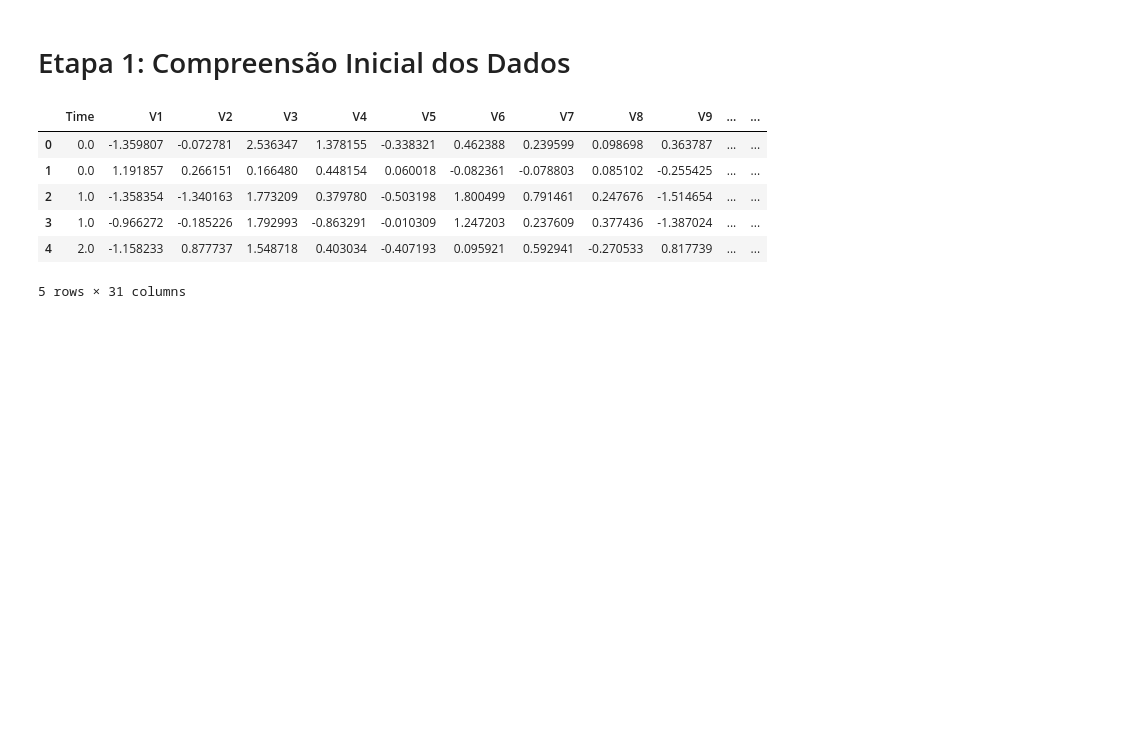
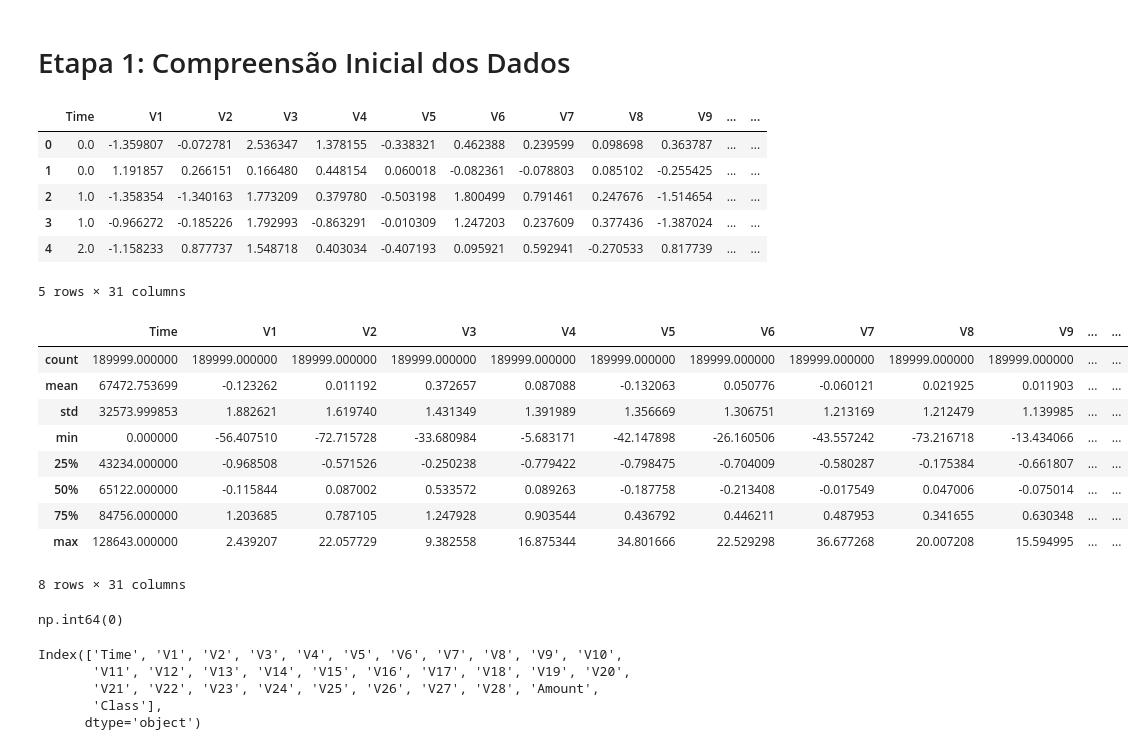
Before and after one commit to HenryCarvalho/Intelligent-Credit-Fraud-Detection-Model, a Jupyter notebook: notebooks/fraude_de_credito.ipynb, the cells around one changed output. Saved outputs shown, nothing was run; the diff lists cells and outputs as text; code cells hidden in the pictures; blank space fills up the shorter version.

```diff
--- a/notebooks/fraude_de_credito.ipynb
+++ b/notebooks/fraude_de_credito.ipynb
@@ -27,3 +27,28 @@ df.head()
 | 3 | 1.0 | -0.966272 | -0.185226 | 1.792993 | -0.863291 | -0.010309 | 1.247203 | 0.237609 | 0.377436 | -1.387024 | ... | ... |
 | 4 | 2.0 | -1.158233 | 0.877737 | 1.548718 | 0.403034 | -0.407193 | 0.095921 | 0.592941 | -0.270533 | 0.817739 | ... | ... |
 5 rows × 31 columns
+# %%
+df.describe()
+# %% [output]
+|  | Time | V1 | V2 | V3 | V4 | V5 | V6 | V7 | V8 | V9 | ... | ... |
+| count | 189999.000000 | 189999.000000 | 189999.000000 | 189999.000000 | 189999.000000 | 189999.000000 | 189999.000000 | 189999.000000 | 189999.000000 | 189999.000000 | ... | ... |
+| mean | 67472.753699 | -0.123262 | 0.011192 | 0.372657 | 0.087088 | -0.132063 | 0.050776 | -0.060121 | 0.021925 | 0.011903 | ... | ... |
+| std | 32573.999853 | 1.882621 | 1.619740 | 1.431349 | 1.391989 | 1.356669 | 1.306751 | 1.213169 | 1.212479 | 1.139985 | ... | ... |
+| min | 0.000000 | -56.407510 | -72.715728 | -33.680984 | -5.683171 | -42.147898 | -26.160506 | -43.557242 | -73.216718 | -13.434066 | ... | ... |
+| 25% | 43234.000000 | -0.968508 | -0.571526 | -0.250238 | -0.779422 | -0.798475 | -0.704009 | -0.580287 | -0.175384 | -0.661807 | ... | ... |
+| 50% | 65122.000000 | -0.115844 | 0.087002 | 0.533572 | 0.089263 | -0.187758 | -0.213408 | -0.017549 | 0.047006 | -0.075014 | ... | ... |
+| 75% | 84756.000000 | 1.203685 | 0.787105 | 1.247928 | 0.903544 | 0.436792 | 0.446211 | 0.487953 | 0.341655 | 0.630348 | ... | ... |
+| max | 128643.000000 | 2.439207 | 22.057729 | 9.382558 | 16.875344 | 34.801666 | 22.529298 | 36.677268 | 20.007208 | 15.594995 | ... | ... |
+8 rows × 31 columns
+# %%
+df.isnull().sum().max()
+# %% [output]
+np.int64(0)
+# %%
+df.columns
+# %% [output]
+Index(['Time', 'V1', 'V2', 'V3', 'V4', 'V5', 'V6', 'V7', 'V8', 'V9', 'V10',
+       'V11', 'V12', 'V13', 'V14', 'V15', 'V16', 'V17', 'V18', 'V19', 'V20',
+       'V21', 'V22', 'V23', 'V24', 'V25', 'V26', 'V27', 'V28', 'Amount',
+       'Class'],
+      dtype='object')
```
Also changed, not shown: parts of 8 cells of this notebook.
